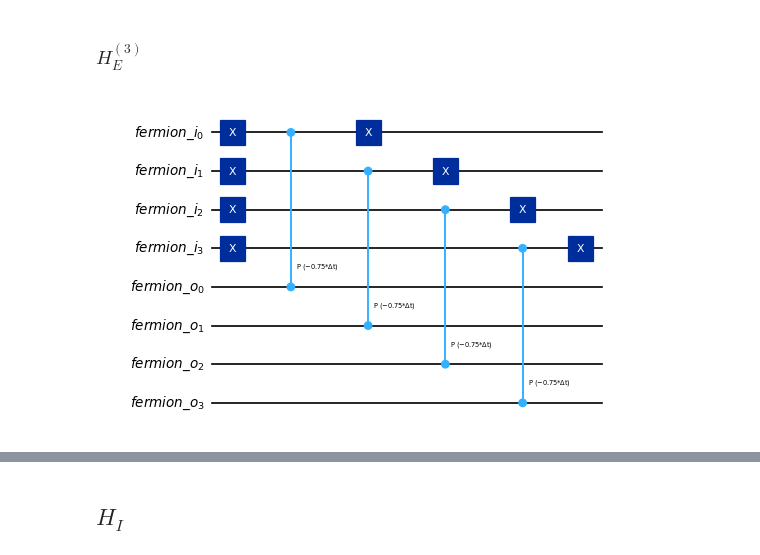
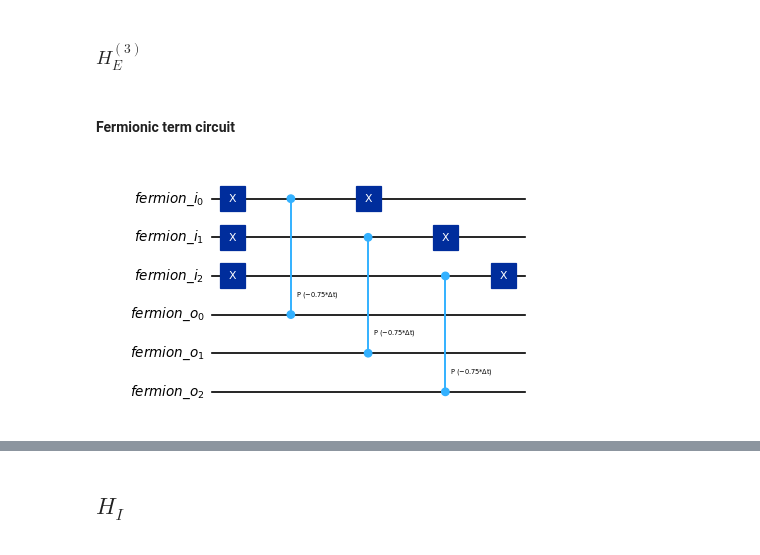
Before and after one commit to yiiyama/lsh-qudit, a Jupyter notebook: full_circuit.ipynb, the cells around one changed output, grey strips where cells are left out. Drawn from its saved outputs; the diff is of its cells as text; code cells hidden in the pictures.

```diff
--- a/full_circuit.ipynb
+++ b/full_circuit.ipynb
@@ -136,9 +153,6 @@ ele12_circuit.p(-0.75 * time_step, boson[1])
 for qubit in bulk_boson:
     ele12_circuit.append(P1Gate(-0.75 * time_step), [qubit])
     ele12_circuit.append(P2Gate(-2. * time_step), [qubit])
-# r=L-1: nl=0 if (ni, no)=(0, 1) and nl=1 otherwise -> retard the phase by -0.75 for (ni, no)=(0, 1)
-ele12_circuit.x(fermion_i[num_sites - 1])
-ele12_circuit.cp(0.75 * time_step, fermion_i[num_sites - 1], fermion_o[num_sites - 1])
-ele12_circuit.x(fermion_i[num_sites - 1])
-remove_idle_wires(ele12_circuit, inplace=False).draw('mpl', scale=0.6)
+
+remove_idle_wires(ele12_circuit).draw('mpl', scale=0.6)
 # %% [output]
@@ -164,13 +179,15 @@ isid, unitary, target = validate_circuit(test_circ, hmat, qutrits=(3,))
 ### $H_E^{(3)}$
 # %%
 ele3_circuit = QuantumCircuit(fermion_i, fermion_o, boson, ancilla)
+# %% [markdown]
+#### Fermionic term circuit
 # %%
 # 3/4 * (1 - n_i) * n_o
-ele3f_circuit = ele3_circuit.copy_empty_like()
-ele3f_circuit.x(fermion_i)
-ele3f_circuit.cp(-0.75 * time_step, fermion_i, fermion_o)
-ele3f_circuit.x(fermion_i)
-ele3_circuit.compose(ele3f_circuit, inplace=True)
-remove_idle_wires(ele3f_circuit, inplace=False).draw('mpl', scale=0.6)
+ele3_f_circuit = ele3_circuit.copy_empty_like()
+ele3_f_circuit.x(fermion_i[:-1])
+ele3_f_circuit.cp(-0.75 * time_step, fermion_i[:-1], fermion_o[:-1])
+ele3_f_circuit.x(fermion_i[:-1])
+ele3_circuit.compose(ele3_f_circuit, inplace=True)
+remove_idle_wires(ele3_f_circuit).draw('mpl', scale=0.6)
 # %% [output]
-[figure, old version]
+[figure, new version]
```
Also changed, not shown: parts of 73 cells of this notebook.
